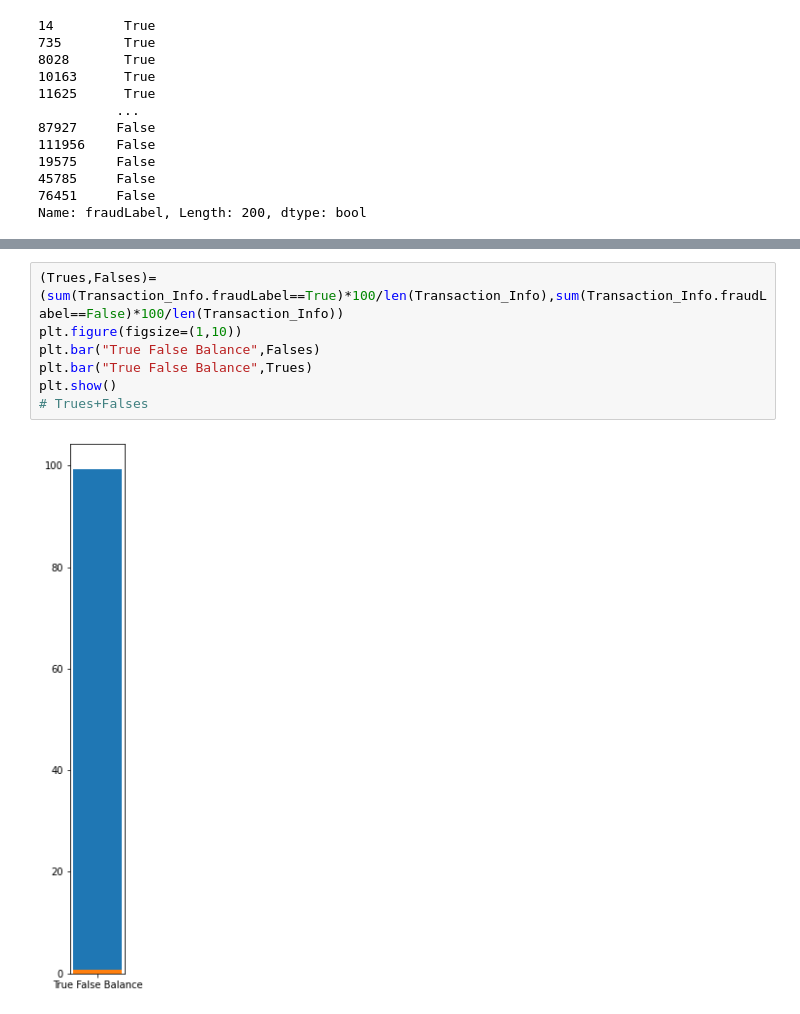
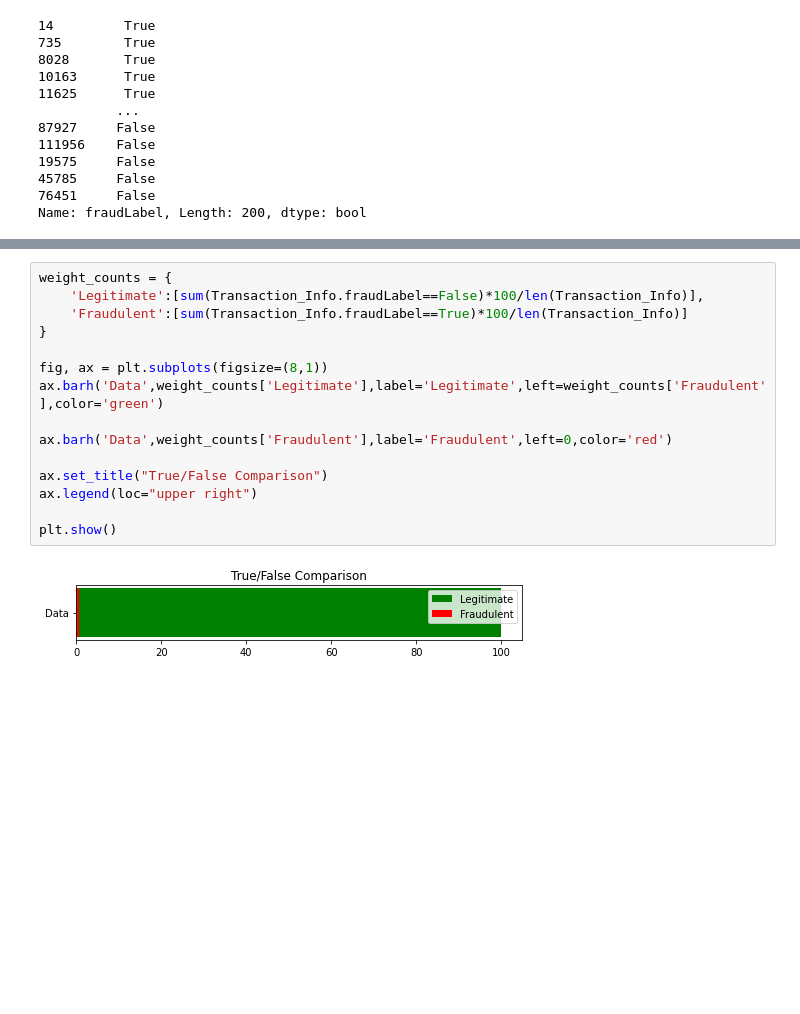
Before and after one commit to denis-james/Credit-C-Fraud, a Jupyter notebook: The Model.ipynb, the cells around one changed output, grey strips where cells are left out. Drawn from its saved outputs; the diff is of its cells as text; blank space fills up the shorter version.

```diff
--- a/The Model.ipynb
+++ b/The Model.ipynb
@@ -260,10 +260,18 @@ print(random_model.score(TheTestData[TrainingIndex],TheTestData.fraudLabel))
 0.92
-# %%
-(Trues,Falses)=(sum(Transaction_Info.fraudLabel==True)*100/len(Transaction_Info),sum(Transaction_Info.fraudLabel==False)*100/len(Transaction_Info))
-plt.figure(figsize=(1,10))
-plt.bar("True False Balance",Falses)
-plt.bar("True False Balance",Trues)
-plt.show()
-# Trues+Falses
-# %% [output]
-[figure, removed]
+# %%
+weight_counts = {
+    'Legitimate':[sum(Transaction_Info.fraudLabel==False)*100/len(Transaction_Info)],
+    'Fraudulent':[sum(Transaction_Info.fraudLabel==True)*100/len(Transaction_Info)]
+}
+
+fig, ax = plt.subplots(figsize=(8,1))
+ax.barh('Data',weight_counts['Legitimate'],label='Legitimate',left=weight_counts['Fraudulent'],color='green')
+
+ax.barh('Data',weight_counts['Fraudulent'],label='Fraudulent',left=0,color='red')
+
+ax.set_title("True/False Comparison")
+ax.legend(loc="upper right")
+
+plt.show()
+# %% [output]
+[figure, added]
```
Also changed, not shown: parts of 3 cells of this notebook.
